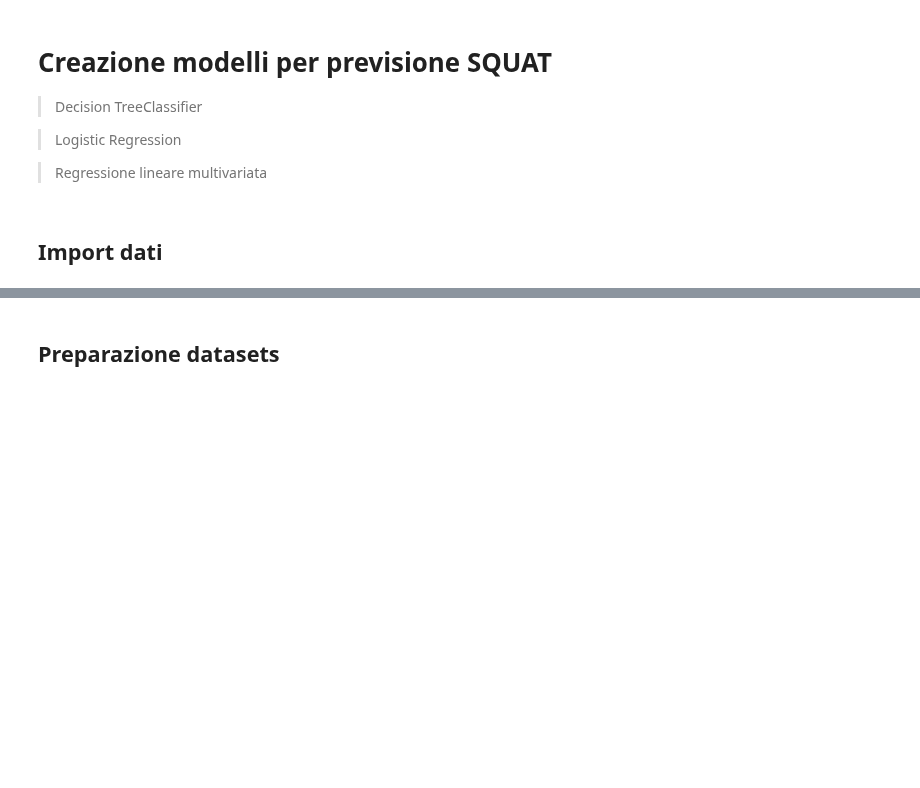
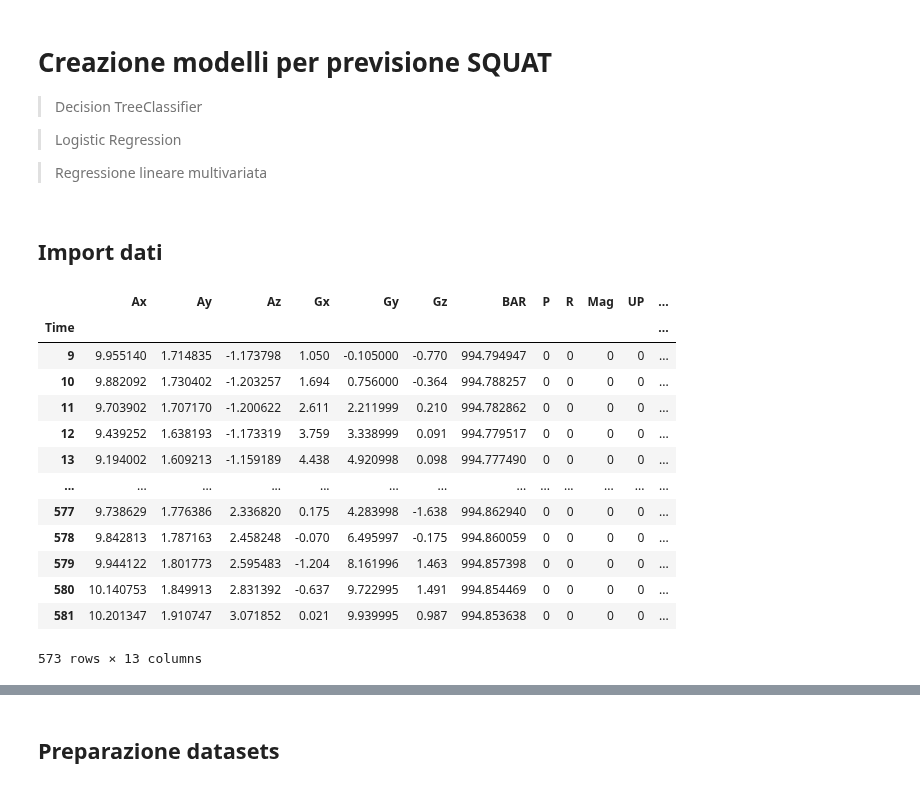
Before and after one commit to paoloartasensi/wow, a Jupyter notebook: squat_creazione_modelli.ipynb, the cells around one changed output, grey strips where cells are left out. Saved outputs shown, nothing was run; the diff lists cells and outputs as text; code cells hidden in the pictures; blank space fills up the shorter version.

```diff
--- a/squat_creazione_modelli.ipynb
+++ b/squat_creazione_modelli.ipynb
@@ -40,2 +63,17 @@ df_raw.set_index('Time', inplace=True)
 # %%
-df = df_raw.copy()
+df
+# %% [output]
+|  | Ax | Ay | Az | Gx | Gy | Gz | BAR | P | R | Mag | UP | ... |
+| Time |  |  |  |  |  |  |  |  |  |  |  | ... |
+| 9 | 9.955140 | 1.714835 | -1.173798 | 1.050 | -0.105000 | -0.770 | 994.794947 | 0 | 0 | 0 | 0 | ... |
+| 10 | 9.882092 | 1.730402 | -1.203257 | 1.694 | 0.756000 | -0.364 | 994.788257 | 0 | 0 | 0 | 0 | ... |
+| 11 | 9.703902 | 1.707170 | -1.200622 | 2.611 | 2.211999 | 0.210 | 994.782862 | 0 | 0 | 0 | 0 | ... |
+| 12 | 9.439252 | 1.638193 | -1.173319 | 3.759 | 3.338999 | 0.091 | 994.779517 | 0 | 0 | 0 | 0 | ... |
+| 13 | 9.194002 | 1.609213 | -1.159189 | 4.438 | 4.920998 | 0.098 | 994.777490 | 0 | 0 | 0 | 0 | ... |
+| ... | ... | ... | ... | ... | ... | ... | ... | ... | ... | ... | ... | ... |
+| 577 | 9.738629 | 1.776386 | 2.336820 | 0.175 | 4.283998 | -1.638 | 994.862940 | 0 | 0 | 0 | 0 | ... |
+| 578 | 9.842813 | 1.787163 | 2.458248 | -0.070 | 6.495997 | -0.175 | 994.860059 | 0 | 0 | 0 | 0 | ... |
+| 579 | 9.944122 | 1.801773 | 2.595483 | -1.204 | 8.161996 | 1.463 | 994.857398 | 0 | 0 | 0 | 0 | ... |
+| 580 | 10.140753 | 1.849913 | 2.831392 | -0.637 | 9.722995 | 1.491 | 994.854469 | 0 | 0 | 0 | 0 | ... |
+| 581 | 10.201347 | 1.910747 | 3.071852 | 0.021 | 9.939995 | 0.987 | 994.853638 | 0 | 0 | 0 | 0 | ... |
+573 rows × 13 columns
```
Also changed, not shown: parts of 14 cells of this notebook.
